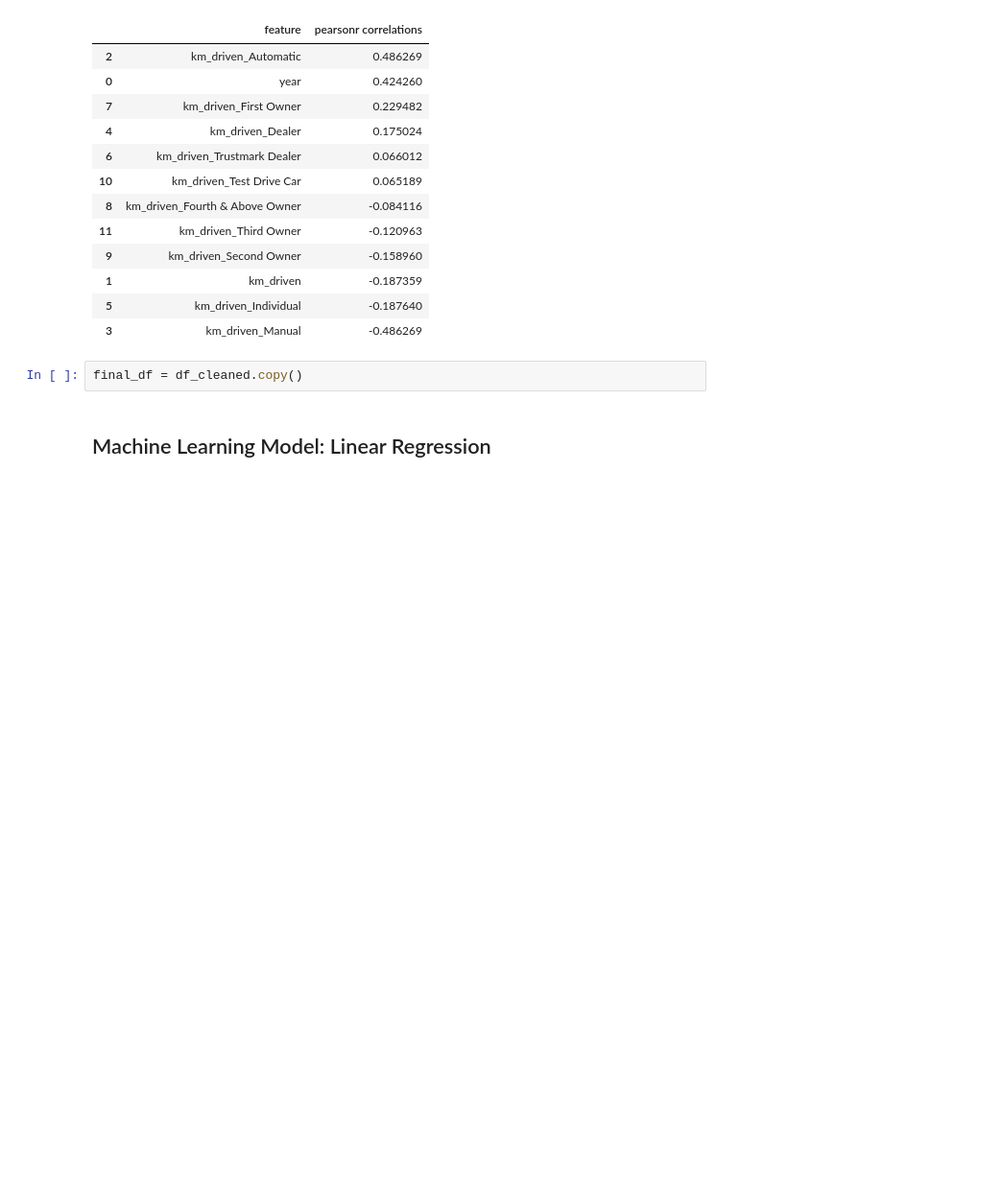
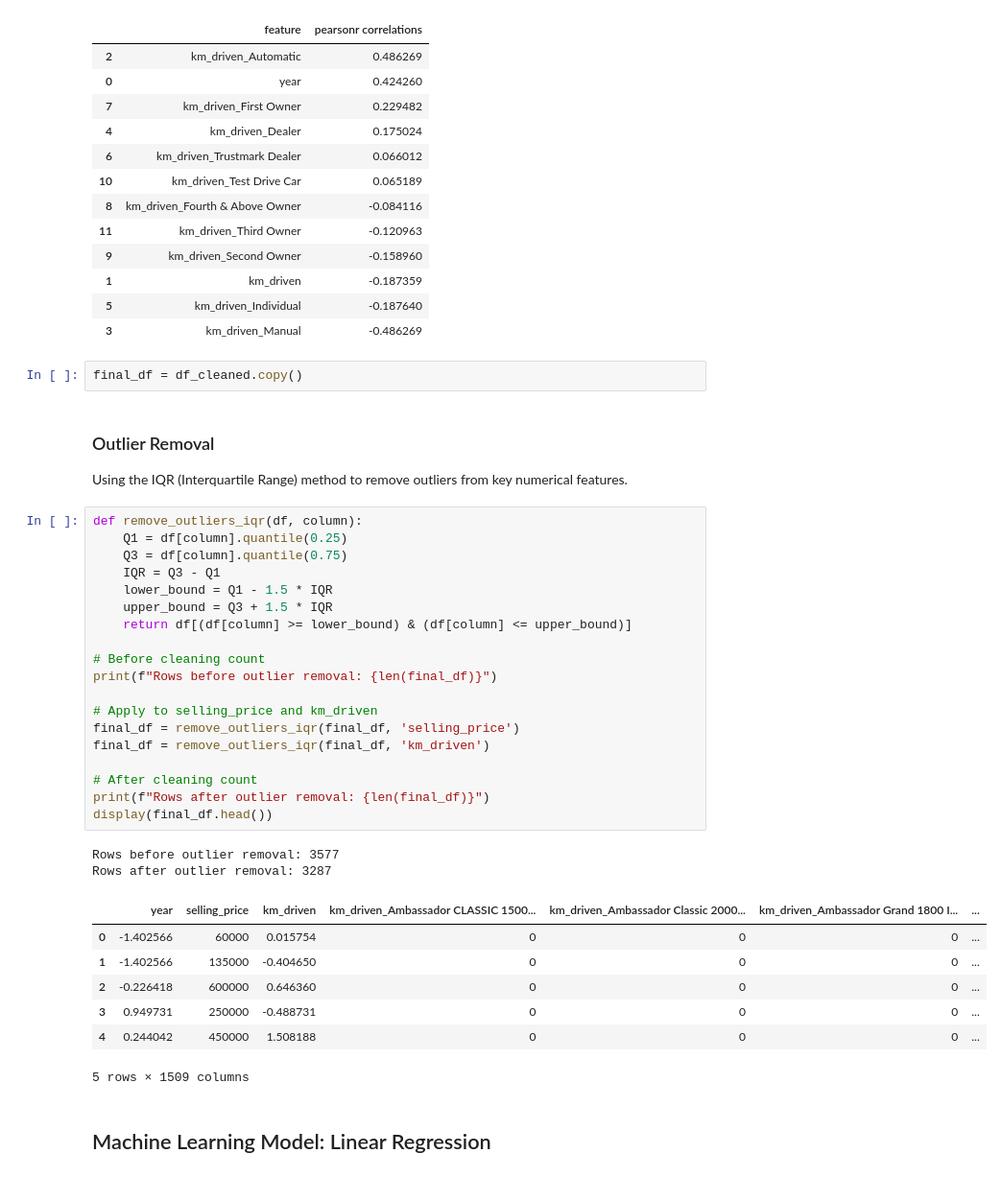
Before and after one commit to vaibhavkatex/Machine-Learning, a Jupyter notebook: S20op.ipynb, the cells around one changed output. Shown at 96% size. Saved outputs shown, nothing was run; the diff lists cells and outputs as text; blank space fills up the shorter version.

```diff
--- a/S20op.ipynb
+++ b/S20op.ipynb
@@ -330,6 +330,38 @@ correlation_df.sort_values(by='pearsonr correlations',ascending = False)
 | 3 | km_driven_Manual | -0.486269 |
 # %%
 final_df = df_cleaned.copy()
+# %% [markdown]
+### Outlier Removal
+Using the IQR (Interquartile Range) method to remove outliers from key numerical features.
+# %%
+def remove_outliers_iqr(df, column):
+    Q1 = df[column].quantile(0.25)
+    Q3 = df[column].quantile(0.75)
+    IQR = Q3 - Q1
+    lower_bound = Q1 - 1.5 * IQR
+    upper_bound = Q3 + 1.5 * IQR
+    return df[(df[column] >= lower_bound) & (df[column] <= upper_bound)]
+
+# Before cleaning count
+print(f"Rows before outlier removal: {len(final_df)}")
+
+# Apply to selling_price and km_driven
+final_df = remove_outliers_iqr(final_df, 'selling_price')
+final_df = remove_outliers_iqr(final_df, 'km_driven')
+
+# After cleaning count
+print(f"Rows after outlier removal: {len(final_df)}")
+display(final_df.head())
+# %% [output]
+Rows before outlier removal: 3577
+Rows after outlier removal: 3287
+|  | year | selling_price | km_driven | km_driven_Ambassador CLASSIC 1500... | km_driven_Ambassador Classic 2000... | km_driven_Ambassador Grand 1800 I... | ... |
+| 0 | -1.402566 | 60000 | 0.015754 | 0 | 0 | 0 | ... |
+| 1 | -1.402566 | 135000 | -0.404650 | 0 | 0 | 0 | ... |
+| 2 | -0.226418 | 600000 | 0.646360 | 0 | 0 | 0 | ... |
+| 3 | 0.949731 | 250000 | -0.488731 | 0 | 0 | 0 | ... |
+| 4 | 0.244042 | 450000 | 1.508188 | 0 | 0 | 0 | ... |
+5 rows × 1509 columns
 # %% [markdown]
 ## Machine Learning Model: Linear Regression
 # %%
```
Also changed, not shown: parts of 6 cells of this notebook.
